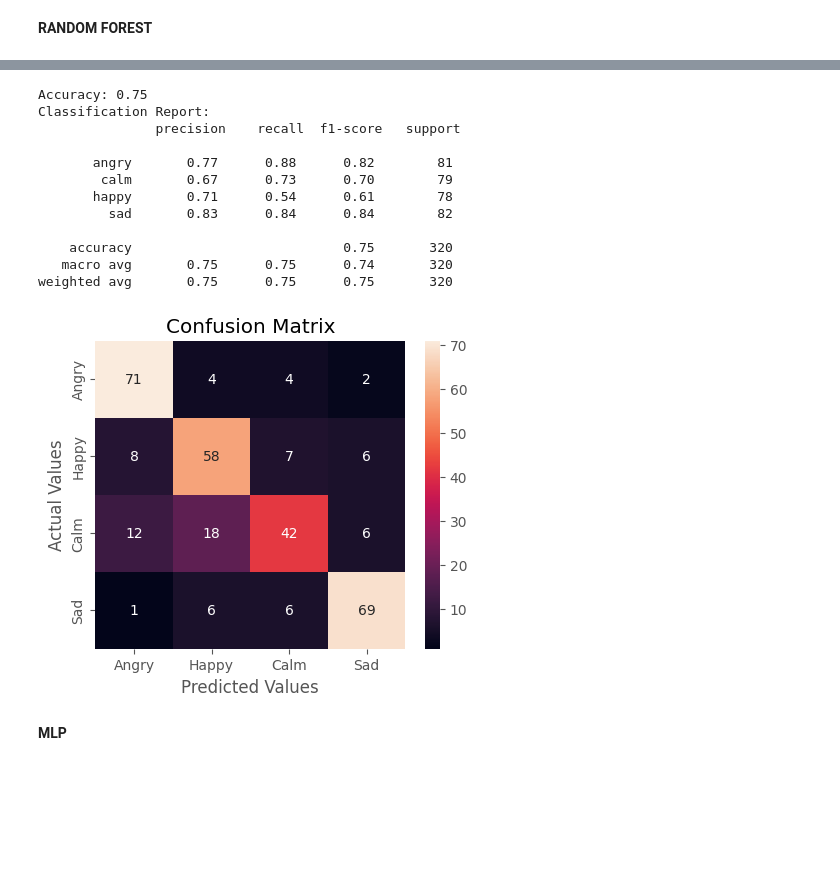
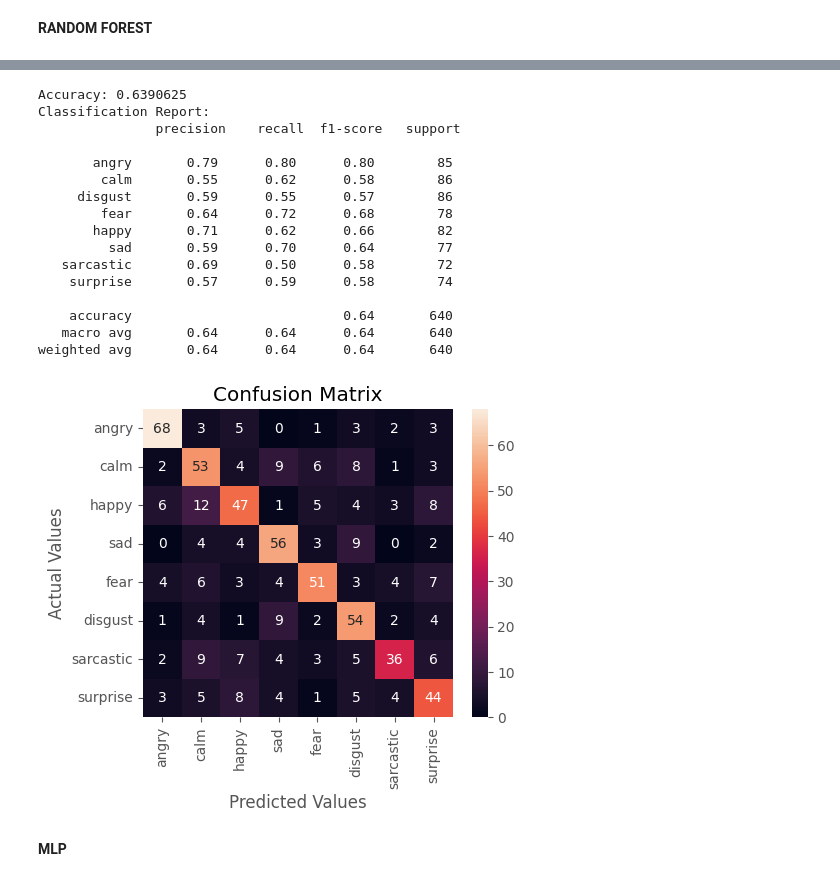
Before and after one commit to MrTejas/Emotion-preserving-SSMT, a Jupyter notebook: ESR/hindiser-5model.ipynb, the cells around one changed output, grey strips where cells are left out. Saved outputs shown, nothing was run; the diff lists cells and outputs as text; code cells hidden in the pictures; blank space fills up the shorter version.

```diff
--- a/ESR/hindiser-5model.ipynb
+++ b/ESR/hindiser-5model.ipynb
@@ -115,7 +115,11 @@ int2emotion_new = {
     "anger": "angry",
     "sad": "sad",
     "happy": "happy",
-    "neutral": "calm"
+    "neutral": "calm",
+    "fear": "fear",
+    "disgust": "disgust",
+    "sarcastic": "sarcastic",
+    "surprise": "surprise"
 }
 
 # we allow only these four emotions
@@ -474,43 +513,51 @@ import pandas as pd
 
 # Assuming X_train_new, y_train_new, X_test_new, and y_test_new are defined for the new dataset
 
 # Create RandomForestClassifier object
 classifier = RandomForestClassifier(n_estimators=150, random_state=0)
 
 # Fit the classifier with X_train_new and y_train_new data
 classifier.fit(X_train_new, y_train_new)
 
 # Predict on X_test_new
 predictions = classifier.predict(X_test_new)
 
 # Print accuracy and classification report
 print("Accuracy:", accuracy_score(y_true=y_test_new, y_pred=predictions))
 print("Classification Report:\n", classification_report(y_test_new, predictions))
 
 # Create and display the confusion matrix
-emotions = ["Angry", "Happy", "Calm", "Sad"]
+# emotions = ["Angry", "Happy", "Calm", "Sad"]
+emotions = ["angry", "calm", "happy", "sad", "fear", "disgust", "sarcastic", "surprise"]
+
+
+
 cm = confusion_matrix(y_test_new, predictions)
 cm_df = pd.DataFrame(cm, index=emotions, columns=emotions)
 plt.figure(figsize=(5, 4))
 sns.heatmap(cm_df, annot=True)
 plt.title('Confusion Matrix')
 plt.ylabel('Actual Values')
 plt.xlabel('Predicted Values')
 plt.show()
 # %% [output]
-Accuracy: 0.75
+Accuracy: 0.6390625
 Classification Report:
                precision    recall  f1-score   support
 
-       angry       0.77      0.88      0.82        81
-        calm       0.67      0.73      0.70        79
-       happy       0.71      0.54      0.61        78
-         sad       0.83      0.84      0.84        82
+       angry       0.79      0.80      0.80        85
+        calm       0.55      0.62      0.58        86
+     disgust       0.59      0.55      0.57        86
+        fear       0.64      0.72      0.68        78
+       happy       0.71      0.62      0.66        82
+         sad       0.59      0.70      0.64        77
+   sarcastic       0.69      0.50      0.58        72
+    surprise       0.57      0.59      0.58        74
 
-    accuracy                           0.75       320
-   macro avg       0.75      0.75      0.74       320
-weighted avg       0.75      0.75      0.75       320
+    accuracy                           0.64       640
+   macro avg       0.64      0.64      0.64       640
+weighted avg       0.64      0.64      0.64       640
-[figure, old version]
+[figure, new version]
 # %% [markdown]
 **MLP**
 # %%
```
Also changed, not shown: parts of 7 cells of this notebook.
